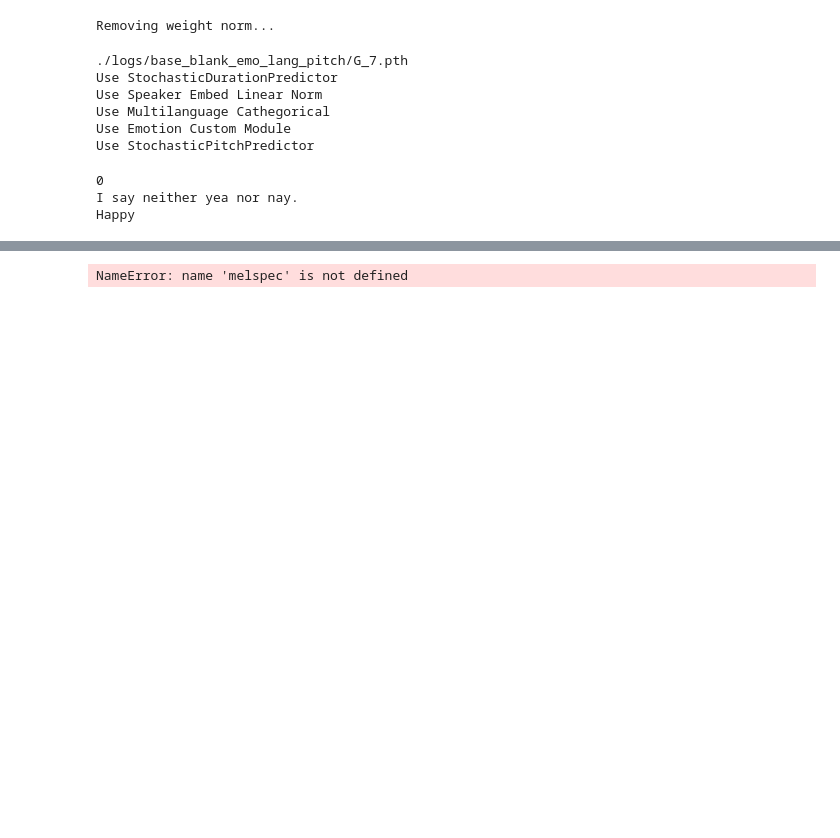
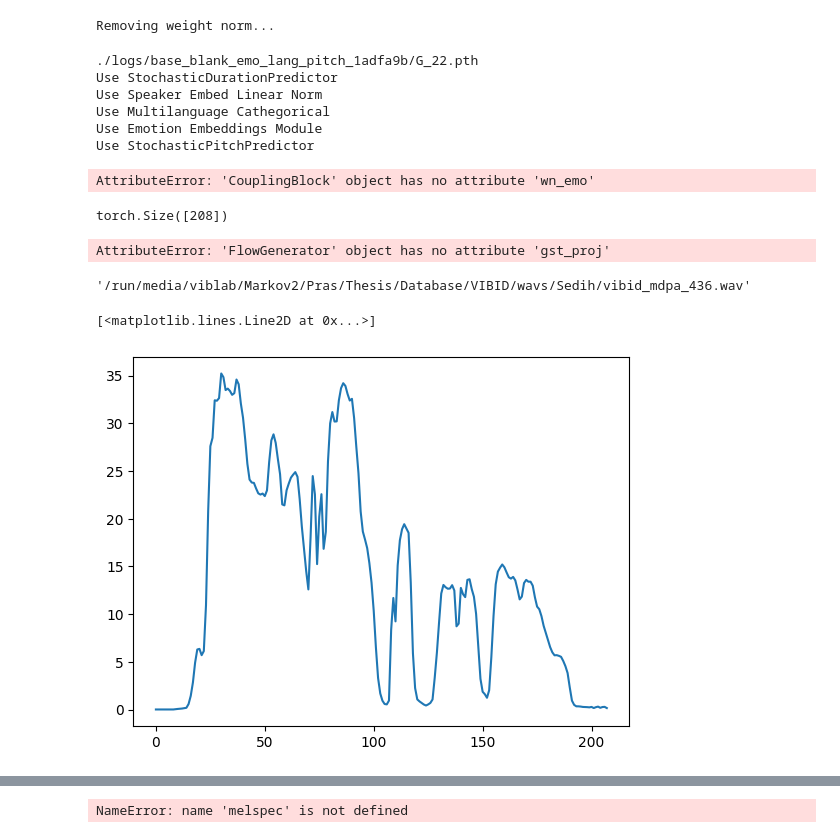
Before and after one commit to arkiven4/glow-tts, a Jupyter notebook: inference_hifigan.ipynb, the cells around one changed output, grey strips where cells are left out. Cells and saved outputs as stored; diff of their text form; code cells hidden in the pictures; blank space fills up the shorter version.

Commit message:
add energy jalan

```diff
--- a/inference_hifigan.ipynb
+++ b/inference_hifigan.ipynb
@@ -49,14 +49,21 @@ def get_melSpech(wav_path):
             sampling_rate, 22050))
     audio_norm = audio / hps.data.max_wav_value
     audio_norm = audio_norm.unsqueeze(0)
-    melspec = tacotronstft.mel_spectrogram(audio_norm)
+    melspec, energy = tacotronstft.mel_spectrogram(audio_norm)
     melspec = torch.squeeze(melspec, 0)
+    energy = torch.squeeze(energy, 0)
+
+    print(energy.shape)
 
     mel_padded = torch.FloatTensor(1, hps.data.n_mel_channels, melspec.size(1))
     mel_padded[0] = melspec
     mel_padded = mel_padded.to(device)
 
-    return mel_padded
+    energy_padded = torch.FloatTensor(1, energy.size(0))
+    energy_padded[0] = energy
+    energy_padded = energy_padded.to(device)
+
+    return mel_padded, energy_padded
 # %%
 # from pyannote.audio import Model
 # from pyannote.audio import Inference
@@ -86,7 +93,7 @@ generator.remove_weight_norm()
 Removing weight norm...
 # %%
 # If you are using your own trained model
-model_dir = "./logs/base_blank_emo_lang_pitch/"
+model_dir = "./logs/base_blank_emo_lang_pitch_1adfa9b/"
 hps = utils.get_hparams_from_dir(model_dir)
 checkpoint_path = utils.latest_checkpoint_path(model_dir)
 
@@ -105,12 +112,13 @@ model.decoder.store_inverse() # do not calcuate jacobians for fast decoding
 _ = model.eval()
 # cmu_dict = cmudict.CMUDict(hps.data.cmudict_path)
 # %% [output]
-./logs/base_blank_emo_lang_pitch/G_7.pth
+./logs/base_blank_emo_lang_pitch_1adfa9b/G_22.pth
 Use StochasticDurationPredictor
 Use Speaker Embed Linear Norm
 Use Multilanguage Cathegorical
-Use Emotion Custom Module
+Use Emotion Embeddings Module
 Use StochasticPitchPredictor
+AttributeError: 'CouplingBlock' object has no attribute 'wn_emo'
 # %%
 with open("filelists/newcombine_test_filelist.txt", "r", encoding="utf-8") as txt_file:
     lines = txt_file.readlines()
@@ -126,7 +134,7 @@ database_name = wav_path.split("/")[8]
 spk_emb_src = torch.Tensor(np.load(f"{root_database.replace('dataset_name', database_name)}/spk_embeds/{embeds_filename}.npy")).reshape(1,-1).to(device)
 f0_src = torch.Tensor(np.load(f"{root_database.replace('dataset_name', database_name)}/f0/{embeds_filename}.npy")).reshape(1,-1).to(device)
 #emo_emb = torch.Tensor(np.load(f"{root_database.replace('dataset_name', database_name)}/emo_embeds/{embeds_filename}.npy")).reshape(1,-1).to(device)
-mel_ref = get_melSpech(wav_path)
+mel_ref, energy_ref = get_melSpech(wav_path)
 
 #tst_stn = "Alkisah, hiduplah seorang gadis cantik dan baik bernama Cinderella,,!! Sejak ayahnya meninggal dunia, Cinderella hidup di sebuah rumah besar bersama ibu dan dua saudara tirinya."
 #lid = torch.IntTensor([int(2)]).to("cuda")
@@ -155,9 +163,17 @@ print(transcription)
 print(wav_path.split("/")[-2])
 #print(emo_emb)
 # %% [output]
-0
-I say neither yea nor nay.
-Happy
+torch.Size([208])
+AttributeError: 'FlowGenerator' object has no attribute 'gst_proj'
+# %%
+wav_path
+# %% [output]
+'/run/media/viblab/Markov2/Pras/Thesis/Database/VIBID/wavs/Sedih/vibid_mdpa_436.wav'
+# %%
+plt.plot(energy_ref.squeeze(0).detach().numpy())
+# %% [output]
+[<matplotlib.lines.Line2D at 0x...>]
+[figure, added]
 # %%
 with torch.no_grad():
     x = y_gen_tst.cpu().detach().numpy()
```
Also changed, not shown: 7 other files.
